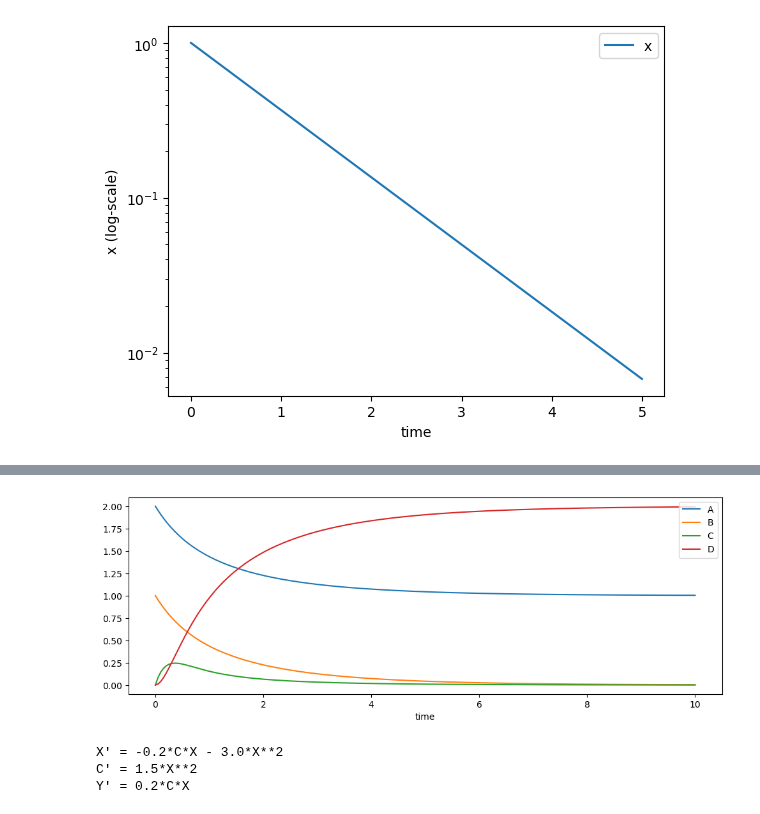
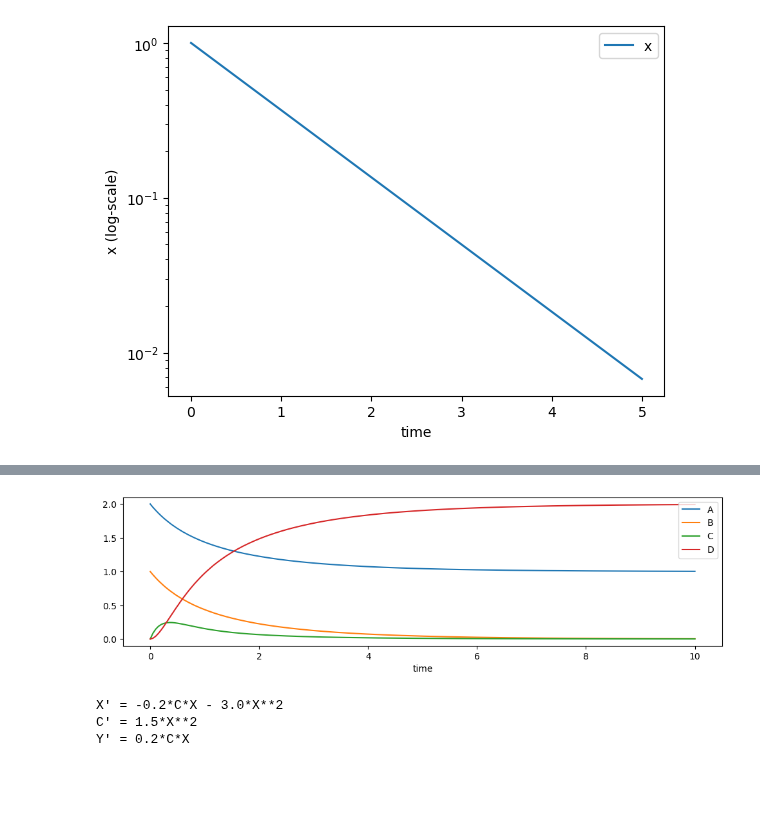
Before and after one commit to UC-Davis-molecular-computing/gpac, a Jupyter notebook: notebook.ipynb, the cells around one changed output, grey strips where cells are left out. Cells and saved outputs as stored; diff of their text form; code cells hidden in the pictures; blank space fills up the shorter version.

```diff
--- a/notebook.ipynb
+++ b/notebook.ipynb
@@ -170,23 +170,23 @@ Y' = X**2 - Y
 # %%
 # examples of additional CRN notation
 # You can specify reversible reactions, and rate constants in each direction.
 
 # This encodes the CRN
 # A+B --0.5--> 2C
 #  2C ---4---> A+B
 #   C ---5---> D
 # The first two reactions are specified as a reversible reaction using | instead of >>
 # k means the forward rate constant, r means the reverse rate constant (each is 1.0 if not specified)
 a,b,c,d = gpac.species('A B C D')
 rxns = [
     (a+b | 2*c).k(0.5).r(4),
     (c >> d).k(5),
 ]
 initial_values = {a:2, b:1}
 t_eval = np.linspace(0, 10, 200)
-gpac.plot_crn(rxns, initial_values, t_eval=t_eval, figure_size=(12,4))
+gpac.plot_crn(rxns, initial_values, t_eval=t_eval, figure_size=(12,3))
 # %% [output]
-[figure, old version]
+[figure, new version]
 # %%
 # convert CRN to ODEs
 x, y, c = gpac.species('X Y C')
```
Also changed, not shown: parts of 5 cells of this notebook.
